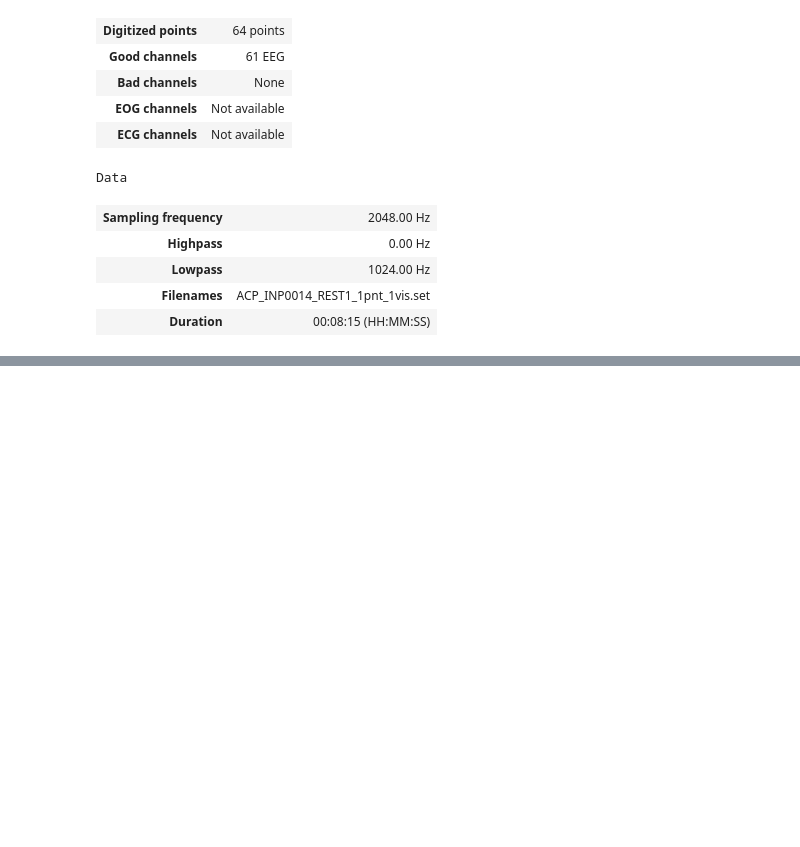
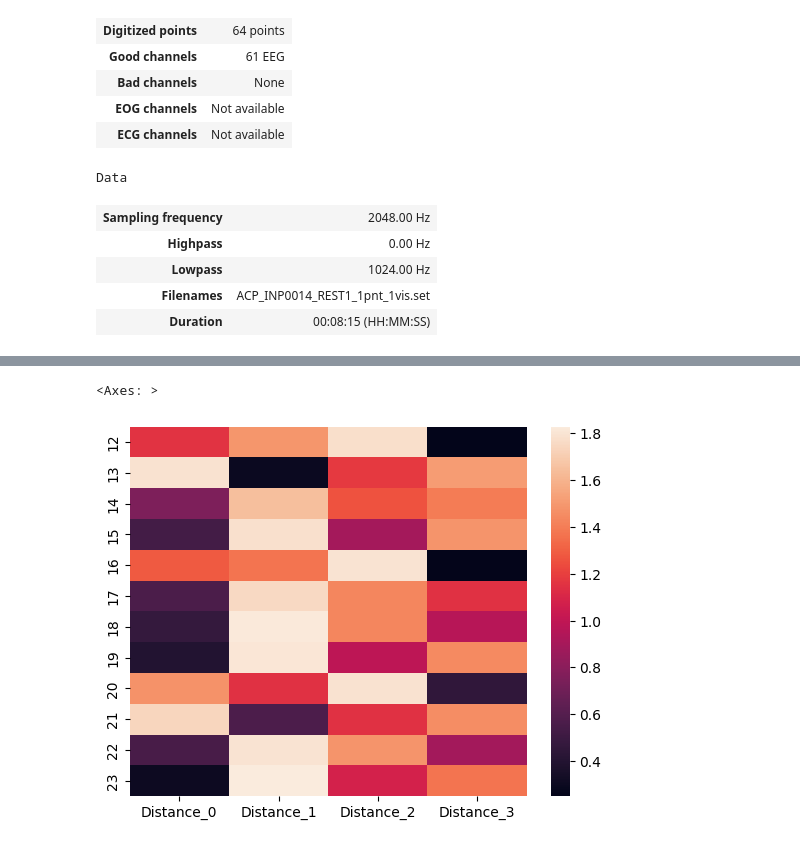
Before and after one commit to anast3t/nsu-microstate-rest-eeg, a Jupyter notebook: GlobalMSCalc.ipynb, the cells around one changed output, grey strips where cells are left out. Drawn from its saved outputs; the diff is of its cells as text; code cells hidden in the pictures; blank space fills up the shorter version.

```diff
--- a/GlobalMSCalc.ipynb
+++ b/GlobalMSCalc.ipynb
@@ -490,0 +513,7 @@ def _cluster_kmod(
+# %%
+import seaborn as sns
+
+sns.heatmap(clustering2.drop(columns=["Cluster"])[4*3:].head(12))
+# %% [output]
+<Axes: >
+[figure, added]
```
Also changed, not shown: parts of 26 cells of this notebook, 3 other files.
